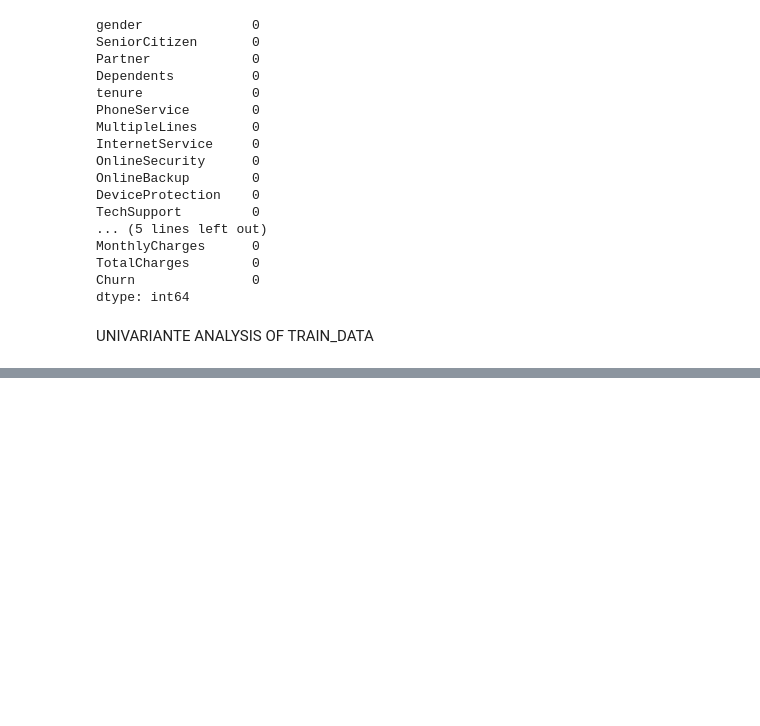
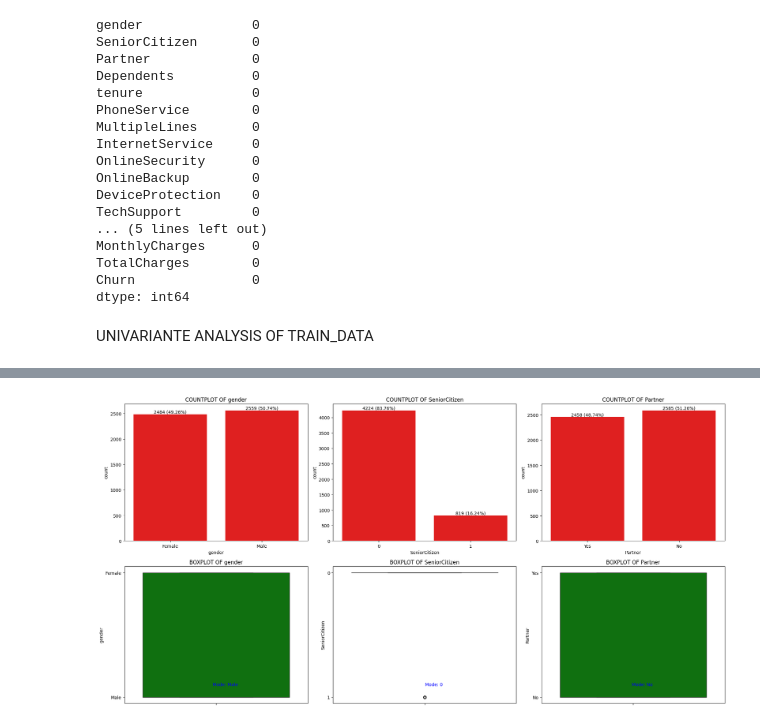
Before and after one commit to mohalat/PHASE-2-Project-1, a Jupyter notebook: Churn_Project.ipynb, the cells around one changed output, grey strips where cells are left out. Drawn from its saved outputs; the diff is of its cells as text; code cells hidden in the pictures; blank space fills up the shorter version.

```diff
--- a/Churn_Project.ipynb
+++ b/Churn_Project.ipynb
@@ -783,0 +895,4 @@ UNIVARIANTE ANALYSIS OF TRAIN_DATA
+# %%
+visual_categorical (train_data, ['gender', 'SeniorCitizen', 'Partner'])
+# %% [output]
+[figure, added]
```
Also changed, not shown: parts of 39 cells of this notebook.
